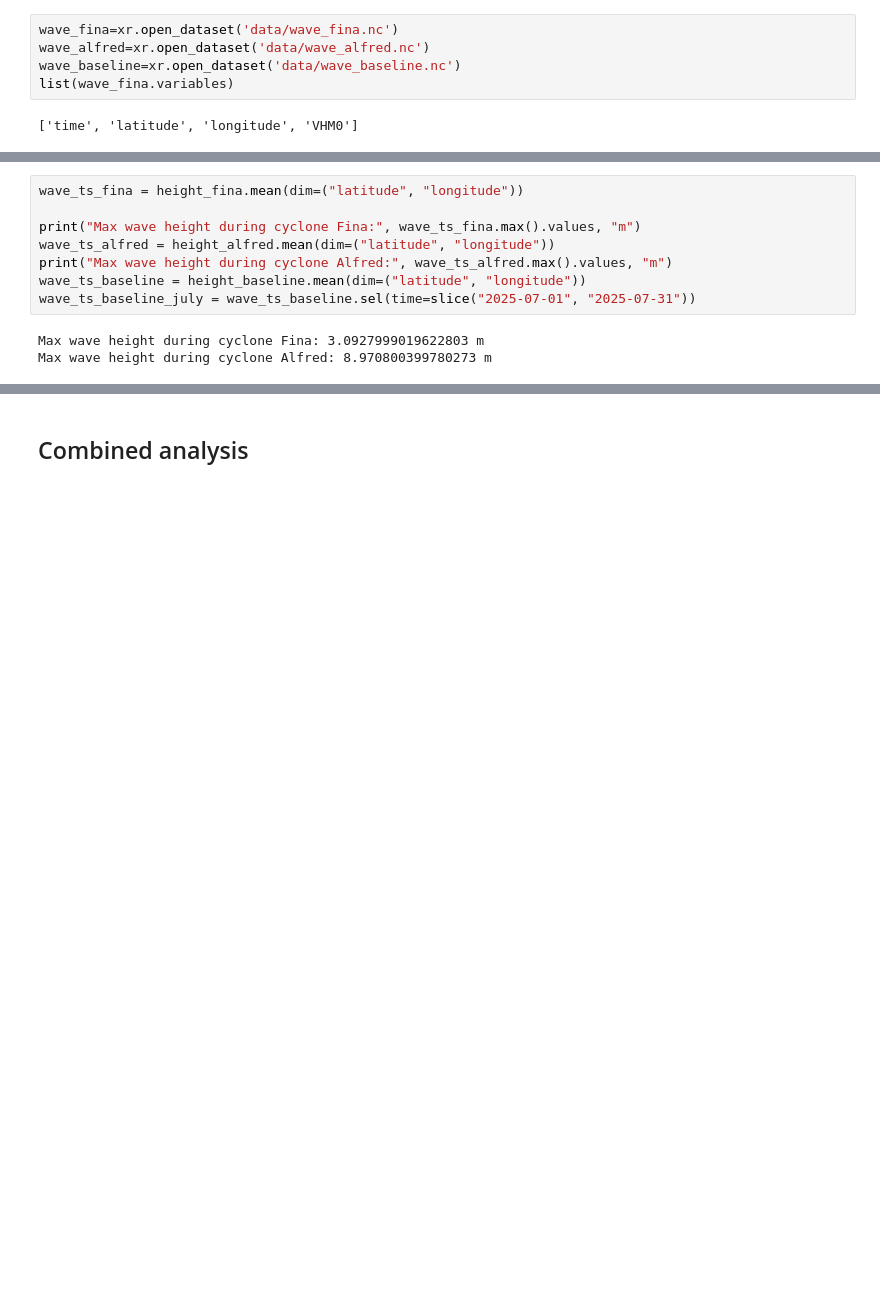
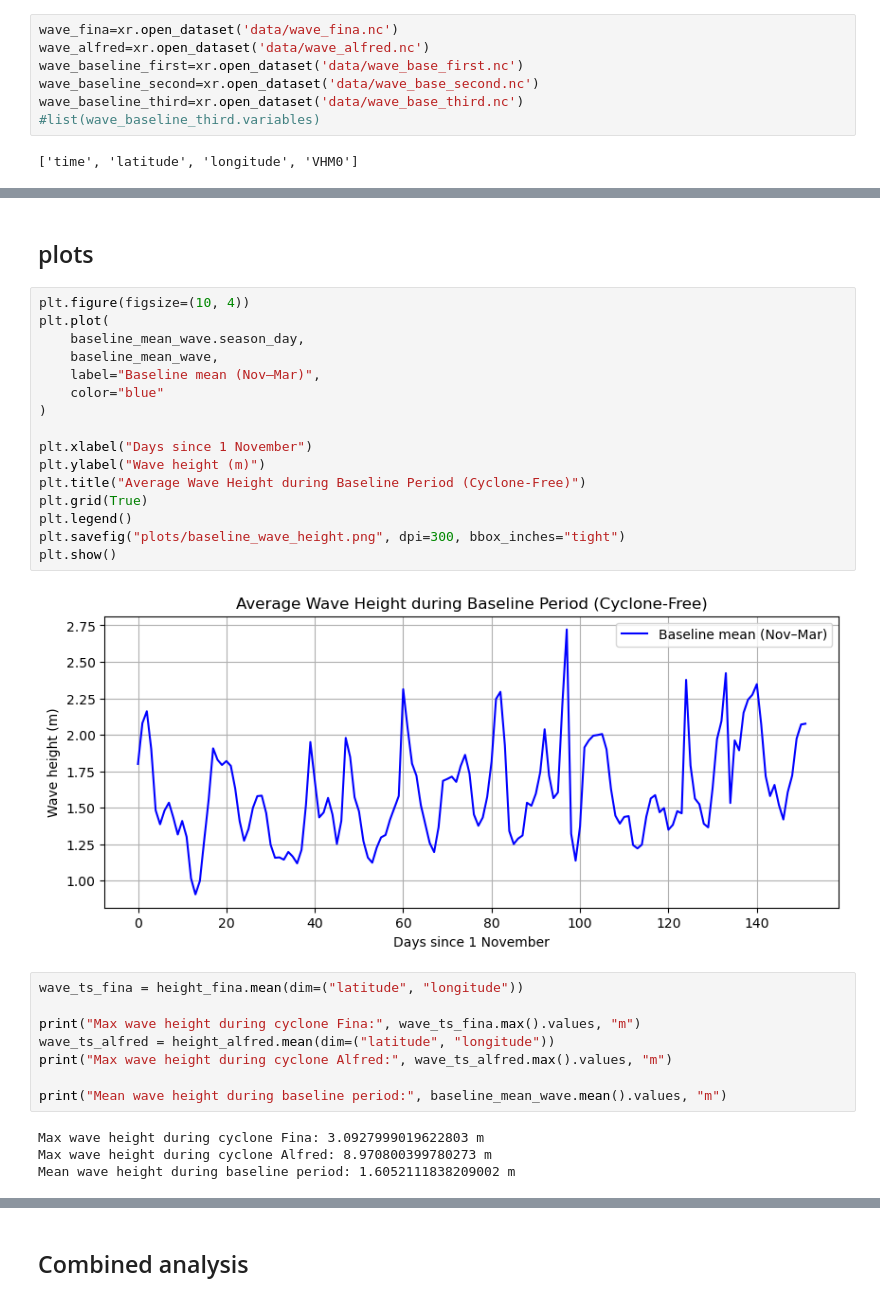
Before and after one commit to ElisaSzalay/Cyclone-Analysis, a Jupyter notebook: Wind and Wave analysis/analysis.ipynb, the cells around one changed output, grey strips where cells are left out. Saved outputs shown, nothing was run; the diff lists cells and outputs as text; blank space fills up the shorter version.

```diff
--- a/Wind and Wave analysis/analysis.ipynb
+++ b/Wind and Wave analysis/analysis.ipynb
@@ -111,7 +194,9 @@ plt.show()
 # %%
 wave_fina=xr.open_dataset('data/wave_fina.nc')
 wave_alfred=xr.open_dataset('data/wave_alfred.nc')
-wave_baseline=xr.open_dataset('data/wave_baseline.nc')
-list(wave_fina.variables)
+wave_baseline_first=xr.open_dataset('data/wave_base_first.nc')
+wave_baseline_second=xr.open_dataset('data/wave_base_second.nc')
+wave_baseline_third=xr.open_dataset('data/wave_base_third.nc')
+#list(wave_baseline_third.variables)
 # %% [output]
 ['time', 'latitude', 'longitude', 'VHM0']
@@ -137,14 +258,35 @@ Attributes:
+# %% [markdown]
+## plots
+# %%
+plt.figure(figsize=(10, 4))
+plt.plot(
+    baseline_mean_wave.season_day,
+    baseline_mean_wave,
+    label="Baseline mean (Nov–Mar)",
+    color="blue"
+)
+
+plt.xlabel("Days since 1 November")
+plt.ylabel("Wave height (m)")
+plt.title("Average Wave Height during Baseline Period (Cyclone-Free)")
+plt.grid(True)
+plt.legend()
+plt.savefig("plots/baseline_wave_height.png", dpi=300, bbox_inches="tight")
+plt.show()
+# %% [output]
+[figure, added]
 # %%
 wave_ts_fina = height_fina.mean(dim=("latitude", "longitude"))
 
 print("Max wave height during cyclone Fina:", wave_ts_fina.max().values, "m")
 wave_ts_alfred = height_alfred.mean(dim=("latitude", "longitude"))
 print("Max wave height during cyclone Alfred:", wave_ts_alfred.max().values, "m")
-wave_ts_baseline = height_baseline.mean(dim=("latitude", "longitude"))
-wave_ts_baseline_july = wave_ts_baseline.sel(time=slice("2025-07-01", "2025-07-31"))
+
+print("Mean wave height during baseline period:", baseline_mean_wave.mean().values, "m")
 # %% [output]
 Max wave height during cyclone Fina: 3.0927999019622803 m
 Max wave height during cyclone Alfred: 8.970800399780273 m
+Mean wave height during baseline period: 1.6052111838209002 m
 # %%
 fig, ax = plt.subplots(figsize=(12, 4))
 
```
Also changed, not shown: parts of 28 cells of this notebook, 30 other files.
